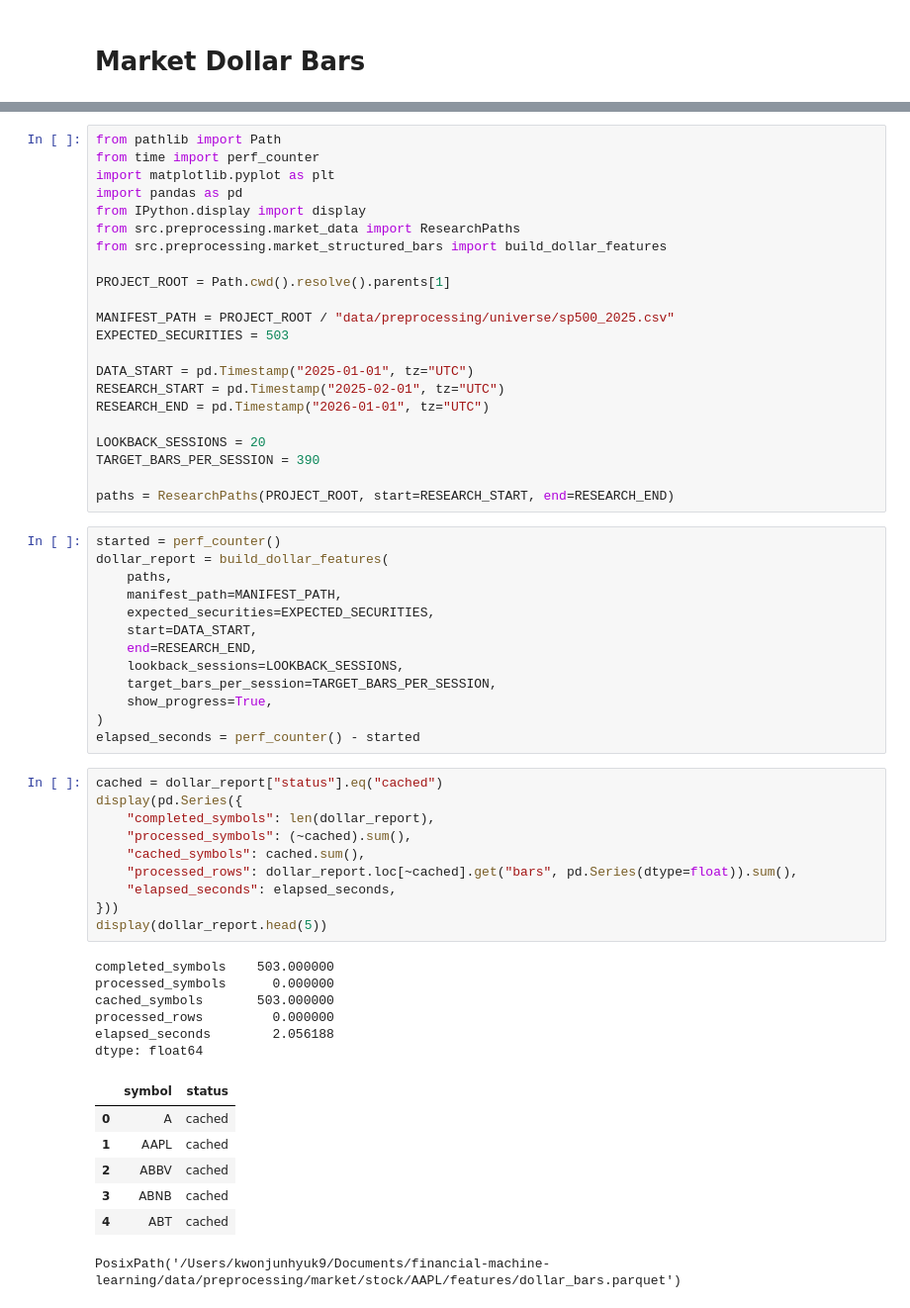
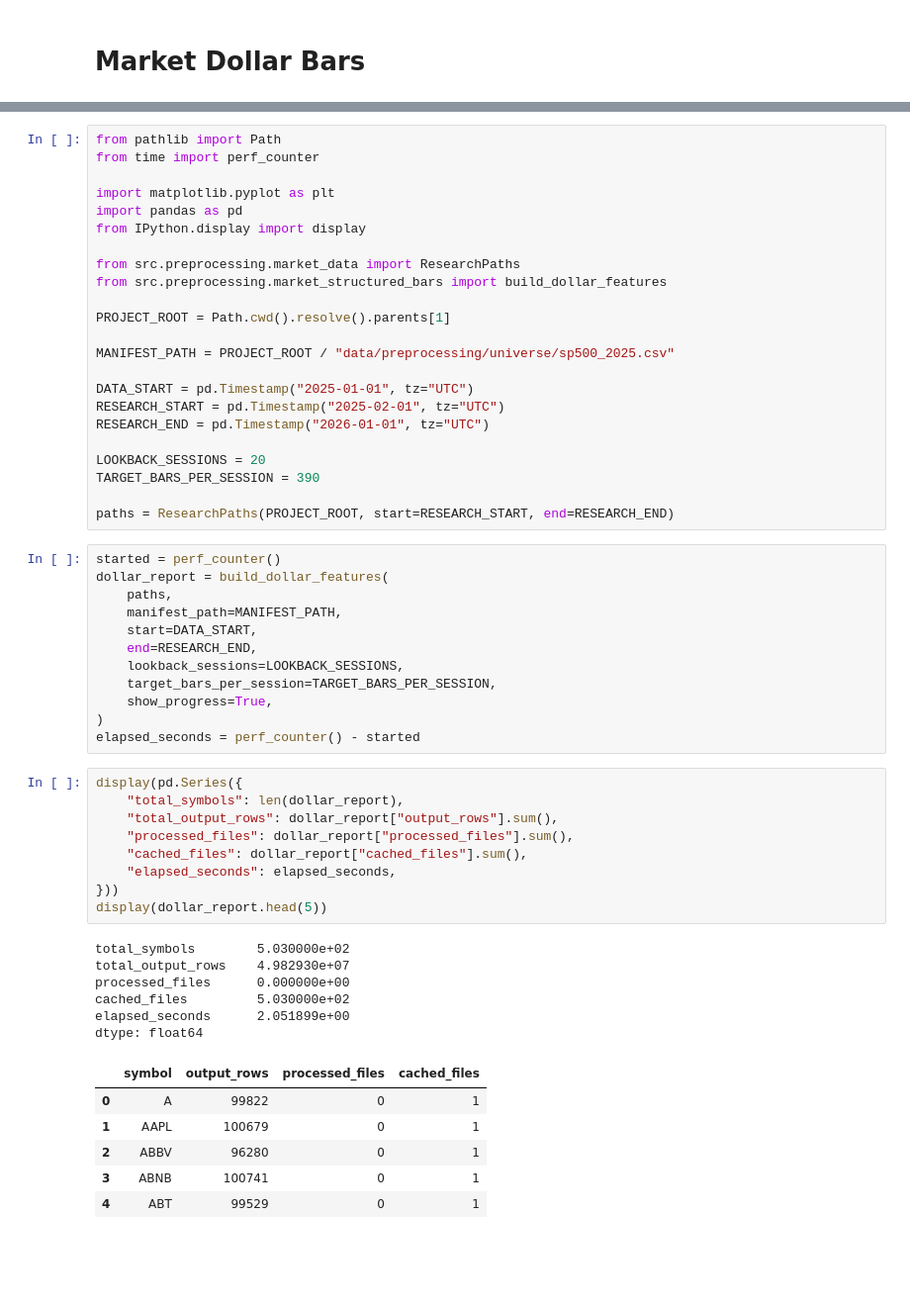
Before and after one commit to kwonjunhyuk9/financial-machine-learning, a Jupyter notebook: notebooks/preprocessing/market_structured_bars.ipynb, the cells around one changed output, grey strips where cells are left out. Shown at 99% size. Saved outputs shown, nothing was run; the diff lists cells and outputs as text; blank space fills up the shorter version.

```diff
--- a/notebooks/preprocessing/market_structured_bars.ipynb
+++ b/notebooks/preprocessing/market_structured_bars.ipynb
@@ -16,16 +15,17 @@
 # %%
 from pathlib import Path
 from time import perf_counter
+
 import matplotlib.pyplot as plt
 import pandas as pd
 from IPython.display import display
+
 from src.preprocessing.market_data import ResearchPaths
 from src.preprocessing.market_structured_bars import build_dollar_features
 
 PROJECT_ROOT = Path.cwd().resolve().parents[1]
 
 MANIFEST_PATH = PROJECT_ROOT / "data/preprocessing/universe/sp500_2025.csv"
-EXPECTED_SECURITIES = 503
 
 DATA_START = pd.Timestamp("2025-01-01", tz="UTC")
 RESEARCH_START = pd.Timestamp("2025-02-01", tz="UTC")
@@ -40,7 +40,6 @@ started = perf_counter()
 dollar_report = build_dollar_features(
     paths,
     manifest_path=MANIFEST_PATH,
-    expected_securities=EXPECTED_SECURITIES,
     start=DATA_START,
     end=RESEARCH_END,
     lookback_sessions=LOOKBACK_SESSIONS,
@@ -49,29 +48,27 @@ dollar_report = build_dollar_features(
 )
 elapsed_seconds = perf_counter() - started
 # %%
-cached = dollar_report["status"].eq("cached")
 display(pd.Series({
-    "completed_symbols": len(dollar_report),
-    "processed_symbols": (~cached).sum(),
-    "cached_symbols": cached.sum(),
-    "processed_rows": dollar_report.loc[~cached].get("bars", pd.Series(dtype=float)).sum(),
+    "total_symbols": len(dollar_report),
+    "total_output_rows": dollar_report["output_rows"].sum(),
+    "processed_files": dollar_report["processed_files"].sum(),
+    "cached_files": dollar_report["cached_files"].sum(),
     "elapsed_seconds": elapsed_seconds,
 }))
 display(dollar_report.head(5))
 # %% [output]
-completed_symbols    503.000000
-processed_symbols      0.000000
-cached_symbols       503.000000
-processed_rows         0.000000
-elapsed_seconds        2.056188
+total_symbols        5.030000e+02
+total_output_rows    4.982930e+07
+processed_files      0.000000e+00
+cached_files         5.030000e+02
+elapsed_seconds      2.051899e+00
 dtype: float64
-|  | symbol | status |
-| 0 | A | cached |
-| 1 | AAPL | cached |
-| 2 | ABBV | cached |
-| 3 | ABNB | cached |
-| 4 | ABT | cached |
+|  | symbol | output_rows | processed_files | cached_files |
+| 0 | A | 99822 | 0 | 1 |
+| 1 | AAPL | 100679 | 0 | 1 |
+| 2 | ABBV | 96280 | 0 | 1 |
+| 3 | ABNB | 100741 | 0 | 1 |
+| 4 | ABT | 99529 | 0 | 1 |
-PosixPath('/Users/kwonjunhyuk9/Documents/financial-machine-learning/data/preprocessing/market/stock/AAPL/features/dollar_bars.parquet')
 # %% [markdown]
 ## Take a Quick Look at the Data Structure
 
```
Also changed, not shown: parts of 7 cells of this notebook, 30 other files.
